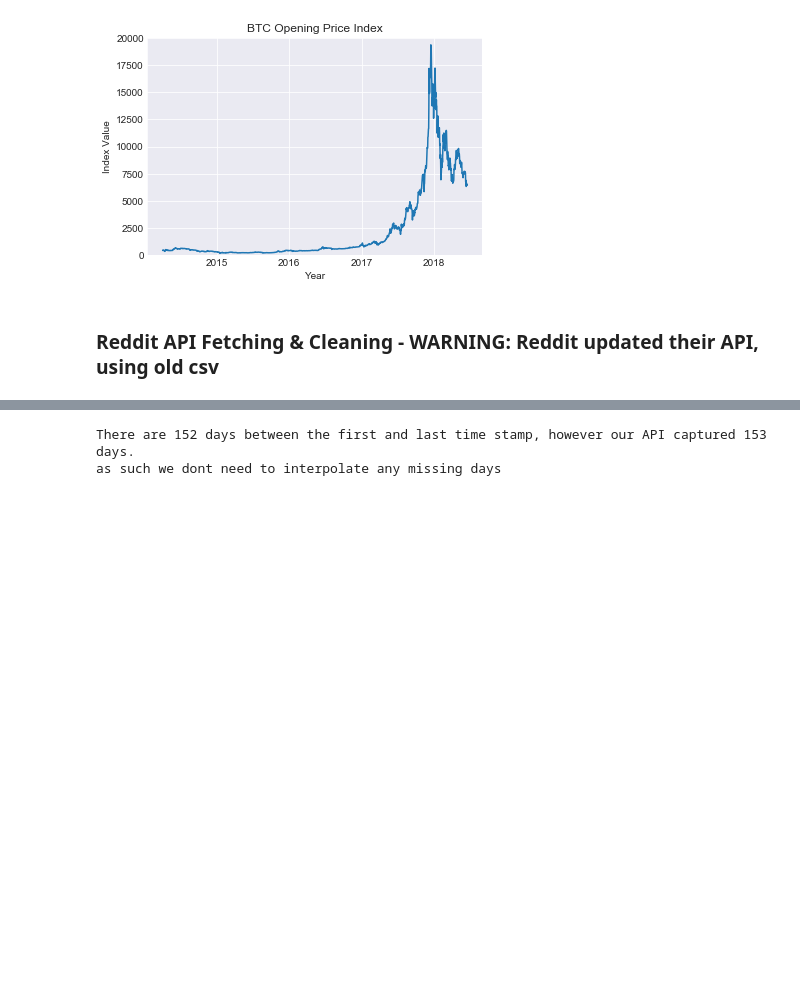
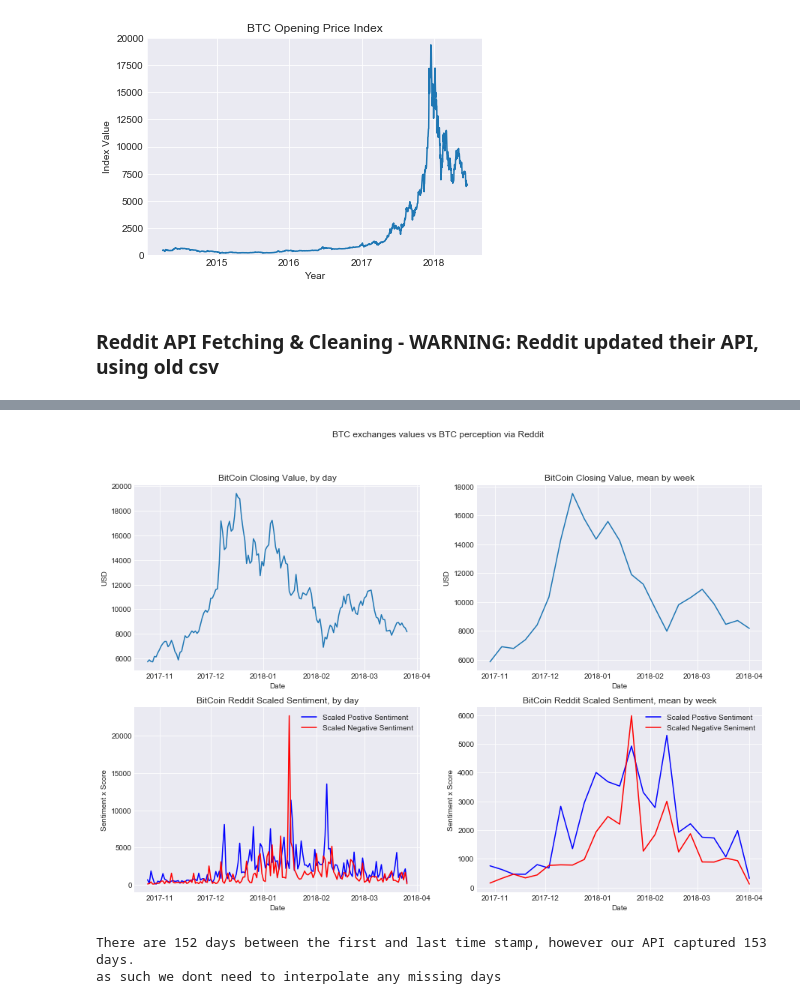
Before and after one commit to Mikhail-Naumov/Another_Bitcoin_Predictor, a Jupyter notebook: BitCoin_LSTM.ipynb, the cells around one changed output, grey strips where cells are left out. Saved outputs shown, nothing was run; the diff lists cells and outputs as text; code cells hidden in the pictures; blank space fills up the shorter version.

```diff
--- a/BitCoin_LSTM.ipynb
+++ b/BitCoin_LSTM.ipynb
@@ -172,3 +204,38 @@ by implicitly taking the mean.  Use .resample(...).mean() instead
+# %%
+fig = plt.figure(figsize=[15, 10])
+plt.suptitle('{} exchanges values vs {} perception via Reddit'.format(c_,c_))
+
+plt.subplot(221)
+plt.plot(eda.Bitcoin.resample('d').mean())
+plt.title('BitCoin Closing Value, by day')
+plt.ylabel('USD')
+plt.xlabel('Date');
+
+plt.subplot(222)
+plt.plot(eda.Bitcoin.resample('w').mean())
+plt.title('BitCoin Closing Value, mean by week')
+plt.ylabel('USD')
+plt.xlabel('Date');
+
+plt.subplot(223)
+plt.plot(eda.pos_s.resample('d').mean(),c='blue',label='Scaled Postive Sentiment')
+plt.plot(eda.neg_s.resample('d').mean(),c='red',label='Scaled Negative Sentiment')
+plt.title('BitCoin Reddit Scaled Sentiment, by day')
+plt.ylabel('Sentiment x Score')
+plt.xlabel('Date');
+plt.legend()
+
+plt.subplot(224)
+plt.plot(eda.pos_s.resample('w').mean(),c='blue',label='Scaled Postive Sentiment')
+plt.plot(eda.neg_s.resample('w').mean(),c='red',label='Scaled Negative Seniment')
+plt.title('BitCoin Reddit Scaled Sentiment, mean by week')
+plt.ylabel('Sentiment x Score')
+plt.xlabel('Date');
+plt.legend()
+
+plt.show()
+# %% [output]
+[figure, added]
 # %%
 #I am only doing the number of comments per day in the cryt subreddit
 
```
Also changed, not shown: parts of 9 cells of this notebook.
